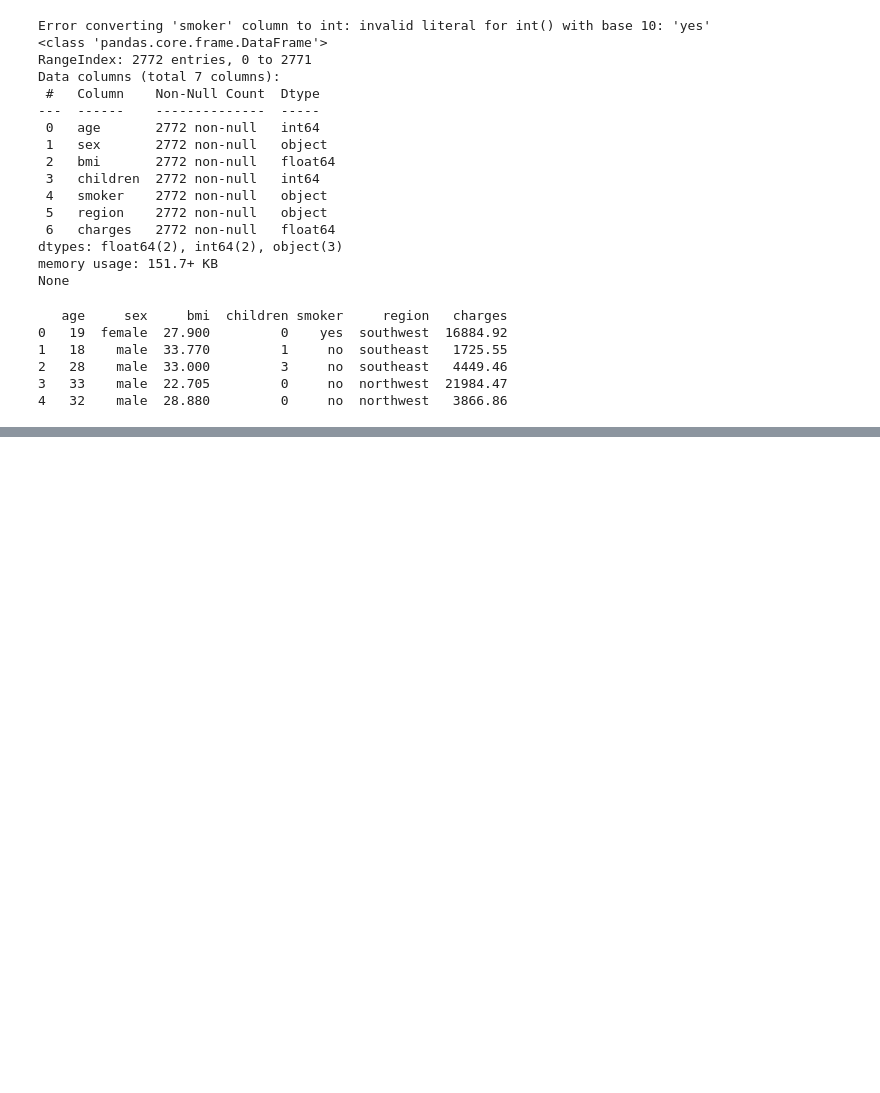
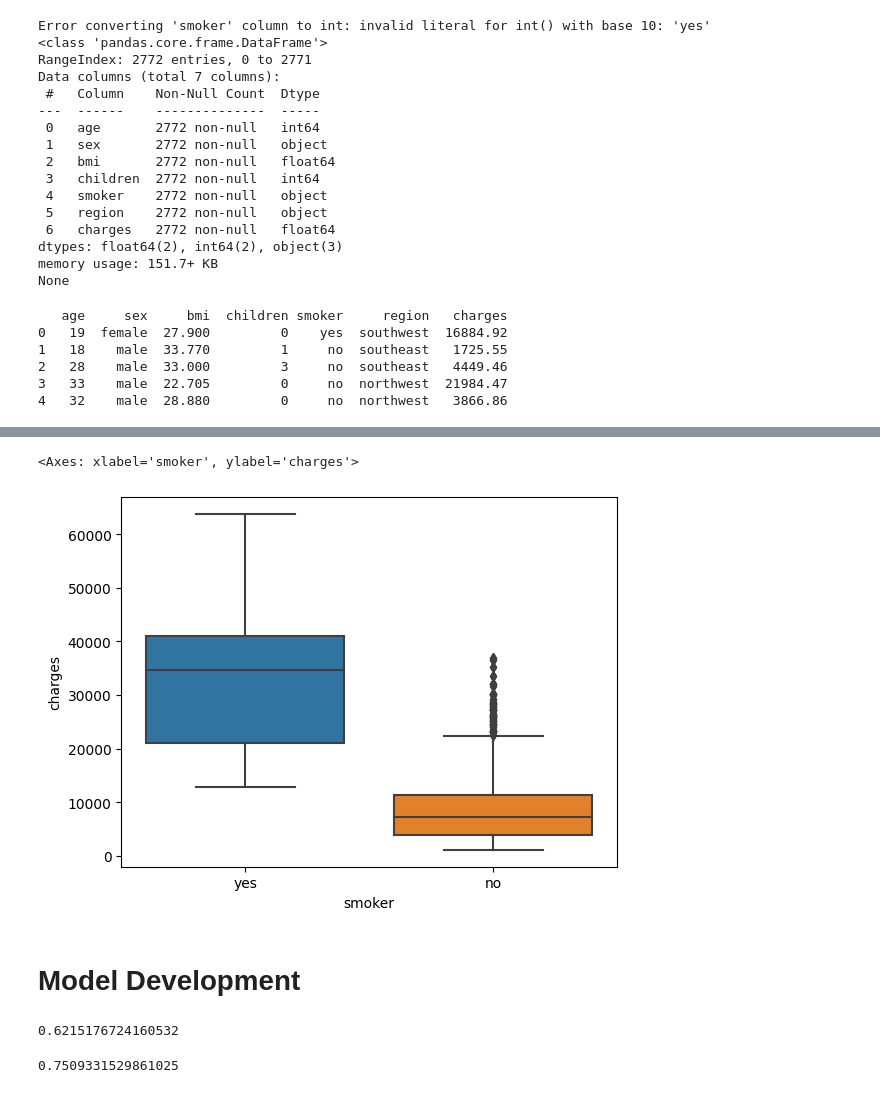
Before and after one commit to saru254/Medical-Insurance-Price-Prediction, a Jupyter notebook: medical-insurance-price-prediction.ipynb, the cells around one changed output, grey strips where cells are left out. Drawn from its saved outputs; the diff is of its cells as text; code cells hidden in the pictures; blank space fills up the shorter version.

Commit message:
Kaggle Notebook | Medical Insurance Price prediction | Version 9

```diff
--- a/medical-insurance-price-prediction.ipynb
+++ b/medical-insurance-price-prediction.ipynb
@@ -111,0 +122,45 @@ print(df.head())
+# %%
+#implement the box plot for charges with respect to smoker
+sns.boxplot(x="smoker", y="charges", data=df)
+# %% [output]
+<Axes: xlabel='smoker', ylabel='charges'>
+[figure, added]
+# %% [markdown]
+# **Model Development**
+# %%
+#fit a linear regression model that may be used to predict the charges value
+# just by using the smoker attribute of the dataset.
+#print the R^2 score of this model
+
+X =df[['smoker']]
+Y = df['charges']
+
+# Create a transformer for one-hot encoding the 'smoker' column
+preprocessor = ColumnTransformer(
+    transformers=[('smoker', OneHotEncoder(), ['smoker'])],
+    remainder='passthrough'
+)
+
+# Create a pipeline with the transformer and the linear regression model
+model = Pipeline(steps=[('preprocessor', preprocessor),
+                        ('regressor', LinearRegression())])
+
+model.fit(X,Y)
+print(model.score(X,Y))
+# %% [output]
+0.6215176724160532
+# %%
+#fit a linear regression model that may be used to predict the charges value,
+#just by using all other attributes of the dataset.
+#print the R^2 score of this model
+
+#create a new dataframe with one-hot encoded categorical variables
+Z = pd.get_dummies(df[["age","sex","bmi","children","smoker","region"]])
+
+#initialize the linear regression model
+lm =LinearRegression()
+
+lm.fit(Z,Y)
+print(lm.score(Z,Y))
+# %% [output]
+0.7509331529861025
```
Also changed, not shown: parts of 3 cells of this notebook.
